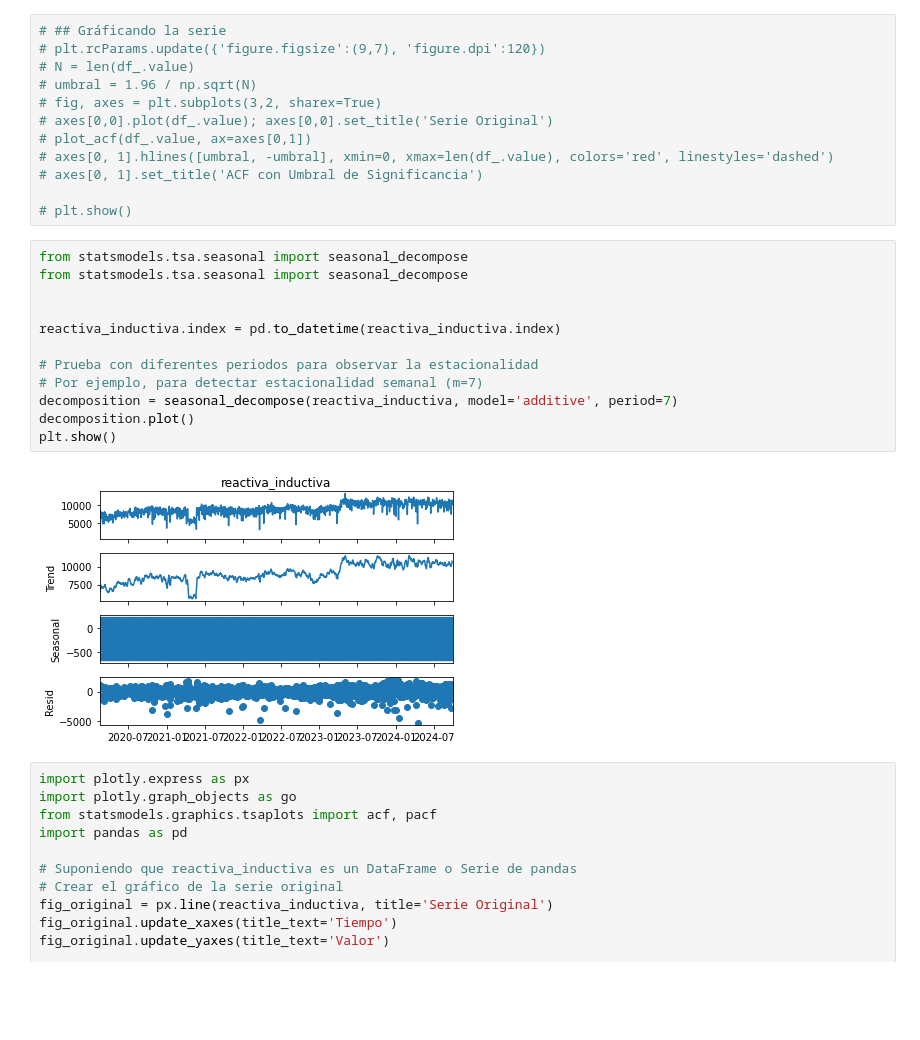
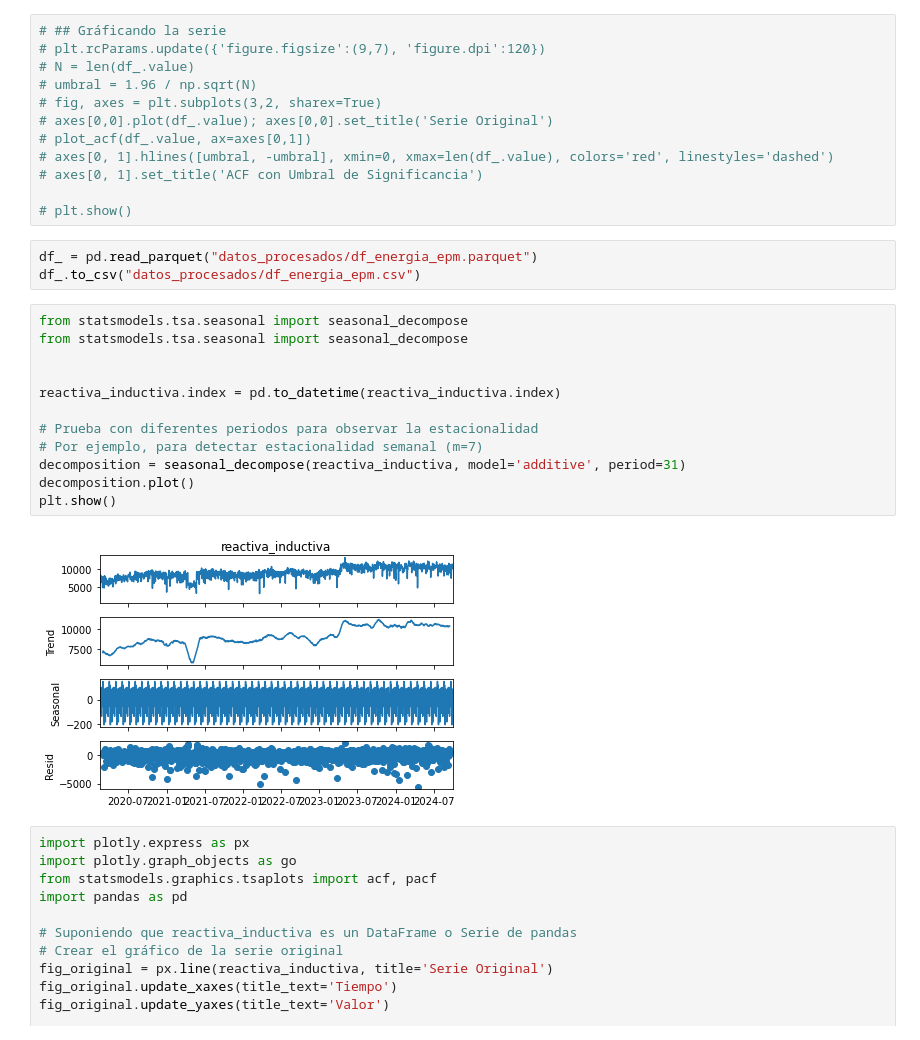
Before and after one commit to Causil/especializacion, a Jupyter notebook: monografia/momentos_evaluativos/DesarrolloMonografia/epm.ipynb, the cells around one changed output. Drawn from its saved outputs; the diff is of its cells as text; blank space fills up the shorter version.

```diff
--- a/monografia/momentos_evaluativos/DesarrolloMonografia/epm.ipynb
+++ b/monografia/momentos_evaluativos/DesarrolloMonografia/epm.ipynb
@@ -102,20 +103,23 @@ p-value is: 0.112363
 # axes[0, 1].set_title('ACF con Umbral de Significancia')
 
 # plt.show()
+# %%
+df_ = pd.read_parquet("datos_procesados/df_energia_epm.parquet")
+df_.to_csv("datos_procesados/df_energia_epm.csv")
 # %%
 from statsmodels.tsa.seasonal import seasonal_decompose
 from statsmodels.tsa.seasonal import seasonal_decompose
 
 
 reactiva_inductiva.index = pd.to_datetime(reactiva_inductiva.index)
 
 # Prueba con diferentes periodos para observar la estacionalidad
 # Por ejemplo, para detectar estacionalidad semanal (m=7)
-decomposition = seasonal_decompose(reactiva_inductiva, model='additive', period=7)
+decomposition = seasonal_decompose(reactiva_inductiva, model='additive', period=31)
 decomposition.plot()
 plt.show()
 # %% [output]
-[figure, old version]
+[figure, new version]
 # %%
 import plotly.express as px
 import plotly.graph_objects as go
```
Also changed, not shown: parts of 50 cells of this notebook, 32 other files.
